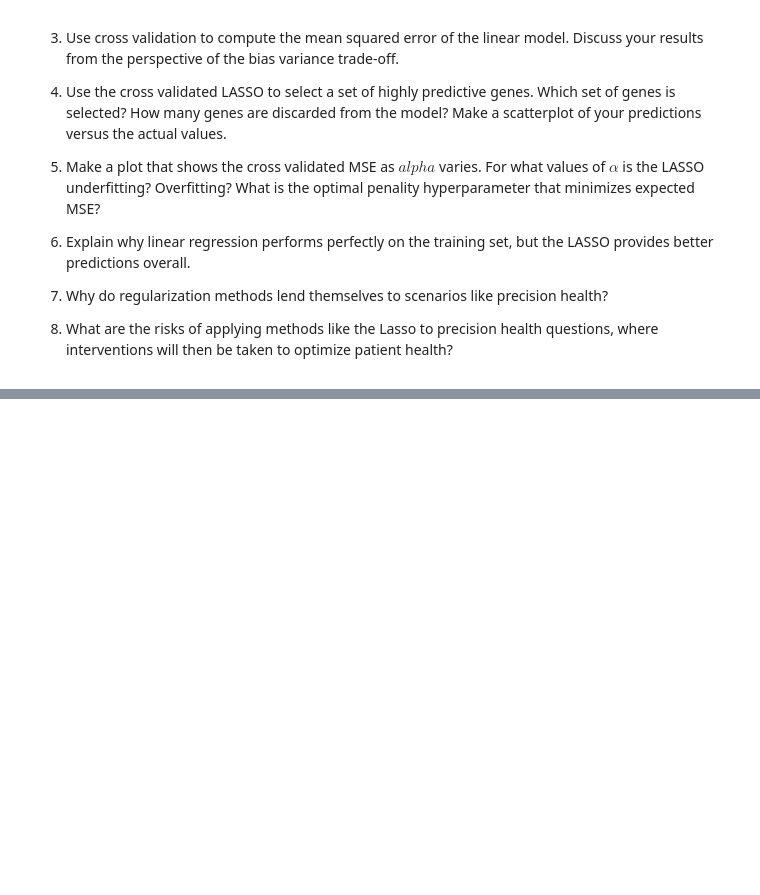
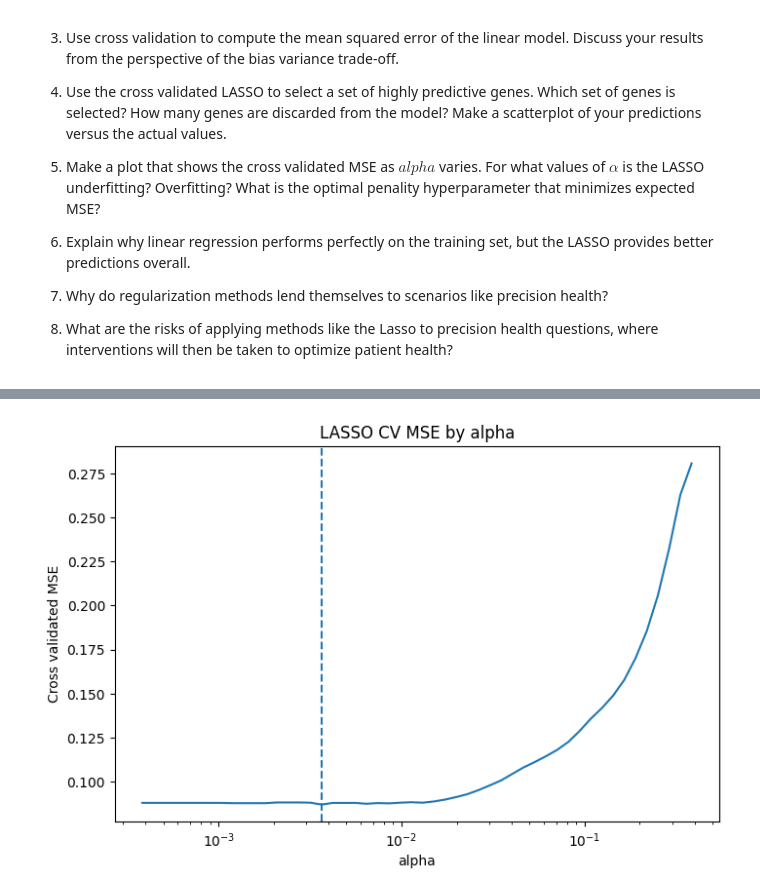
Before and after one commit to esh-is-far/undergrad_ml_assignments, a Jupyter notebook: genomics_lab.ipynb, the cells around one changed output, grey strips where cells are left out. Saved outputs shown, nothing was run; the diff lists cells and outputs as text; code cells hidden in the pictures; blank space fills up the shorter version.

```diff
--- a/genomics_lab.ipynb
+++ b/genomics_lab.ipynb
@@ -28,0 +132,13 @@ df['y'] = df['cancer'].map(mapper)
+# %%
+# CV MSE path as alpha varies
+mean_mse = lasso.mse_path_.mean(axis=1)
+
+plt.plot(lasso.alphas_, mean_mse)
+plt.axvline(lasso.alpha_, linestyle="--")
+plt.xscale("log")
+plt.xlabel("alpha")
+plt.ylabel("Cross validated MSE")
+plt.title("LASSO CV MSE by alpha")
+plt.show()
+# %% [output]
+[figure, added]
```
Also changed, not shown: parts of 7 cells of this notebook, 5 other files.
